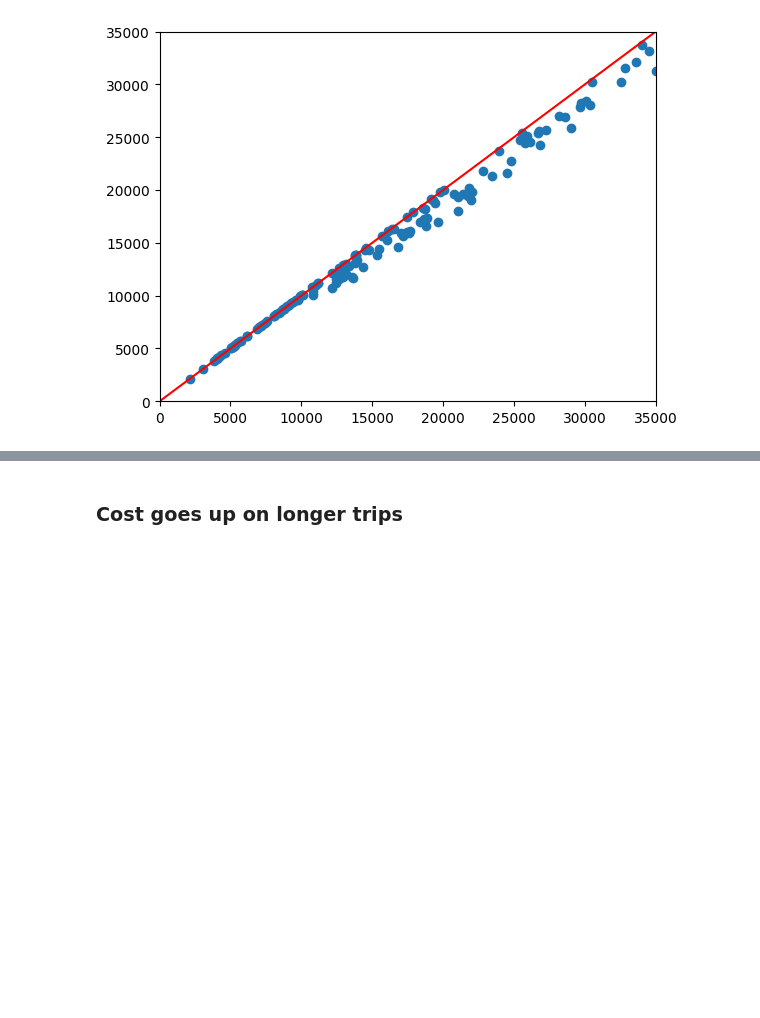
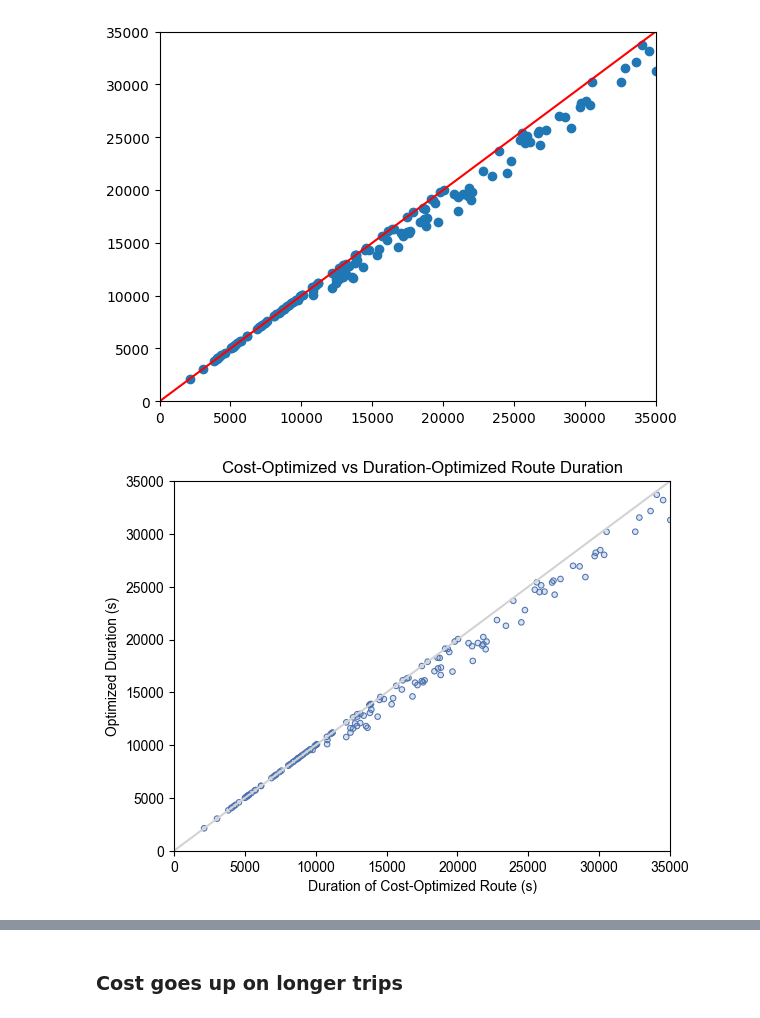
Before and after one commit to mattlehrer/ev-routing-experiment-analysis, a Jupyter notebook: analysis.ipynb, the cells around one changed output, grey strips where cells are left out. Saved outputs shown, nothing was run; the diff lists cells and outputs as text; code cells hidden in the pictures; blank space fills up the shorter version.

```diff
--- a/analysis.ipynb
+++ b/analysis.ipynb
@@ -133,6 +150,17 @@ ax.scatter(x, y)
 # %% [output]
 <matplotlib.collections.PathCollection at 0x...>
 [figure]
+# %%
+p = so.Plot(successful, x=successful['optimizedCostDuration'], y=successful['optimizedDuration']).theme({**axes_style("whitegrid"), "grid.linestyle": ":"}).add(so.Dots()).label(x="Duration of Cost-Optimized Route (s)", y="Optimized Duration (s)", color=str.capitalize, title="Cost-Optimized vs Duration-Optimized Route Duration")
+
+fig, ax = plt.subplots()
+plt.xlim(0, 35000)
+plt.ylim(0, 35000)
+ax.plot([0, 1], [0, 1], transform=ax.transAxes, color='lightgrey')
+
+p.on(ax).show()
+# %% [output]
+[figure, added]
 # %%
 data.loc[(data['optimizedDuration'] > data['optimizedCostDuration'])]
 # %% [output]
```
Also changed, not shown: parts of 15 cells of this notebook, 2 other files.
